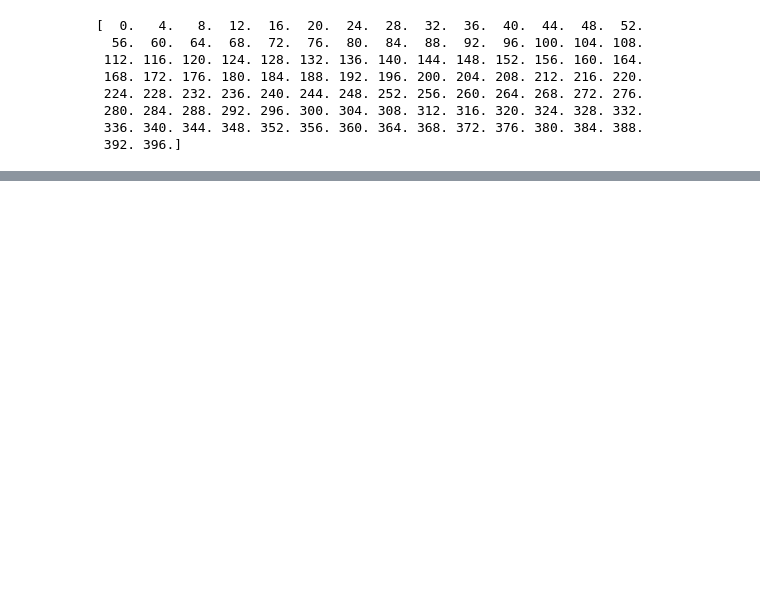
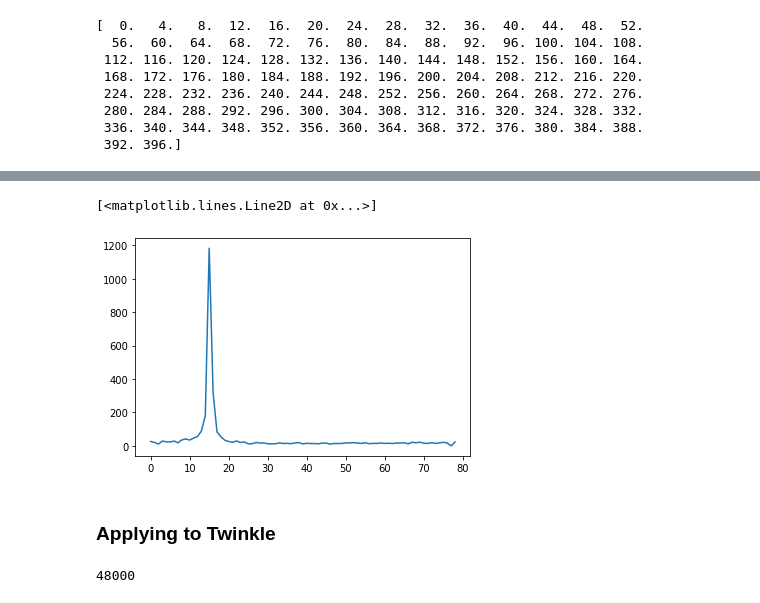
Before and after one commit to anandkrishnakumar/musicr, a Jupyter notebook: notebooks/FrequencyDomain.ipynb, the cells around one changed output, grey strips where cells are left out. Cells and saved outputs as stored; diff of their text form; code cells hidden in the pictures; blank space fills up the shorter version.

```diff
--- a/notebooks/FrequencyDomain.ipynb
+++ b/notebooks/FrequencyDomain.ipynb
@@ -114,0 +257,20 @@ frequencies[np.argmax(abs(example_freq_dom))]
+# %%
+def chunk_to_binarray(wave,sr,boundaries):
+    frequencies,amplitude = chunk_to_FreqDom(wave,sr)
+    binned_max_amps = binned_max_amp(frequencies,amplitude,boundaries)
+    return binned_max_amps
+# %%
+plt.plot(chunk_to_binarray(example_wave,sr,main_notes_bounds))
+# %% [output]
+[<matplotlib.lines.Line2D at 0x...>]
+[figure, added]
+# %% [markdown]
+### Applying to Twinkle
+# %%
+from utils.read_write import read, write
+
+sr, X = read("twinkle.mp3")
+X = X[:, 0]
+sr
+# %% [output]
+48000
```
Also changed, not shown: parts of 22 cells of this notebook, 2 other files.
